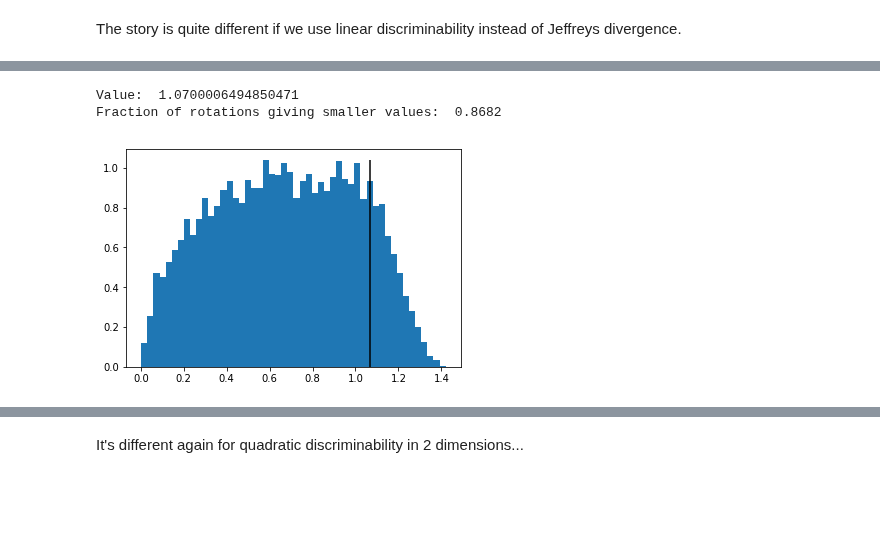
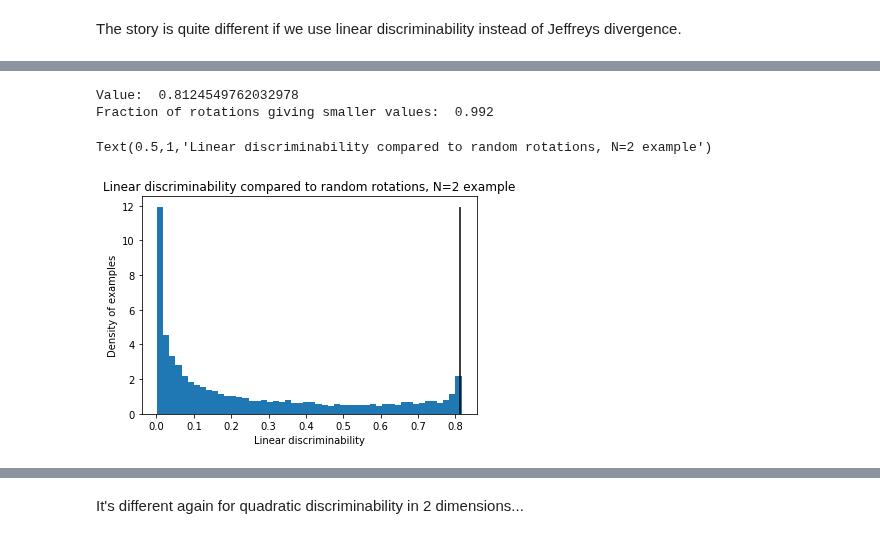
Before and after one commit to BouchardLab/noise_correlations, a Jupyter notebook: notebooks/null_models.ipynb, the cells around one changed output, grey strips where cells are left out. Cells and saved outputs as stored; diff of their text form; code cells hidden in the pictures; blank space fills up the shorter version.

```diff
--- a/notebooks/null_models.ipynb
+++ b/notebooks/null_models.ipynb
@@ -128,6 +129,10 @@ Fraction of rotations giving smaller values:  0.9925
-# %%
-_ = null_models.rot_plot_data(x4d, y4d, measure = discriminability.linear_discriminability_data)
-# %% [output]
-Value:  1.0700006494850471
-Fraction of rotations giving smaller values:  0.8682
-[figure, removed]
+# %%
+lindis, frac, ax = null_models.rot_plot_data(x2d, y2d, measure = discriminability.linear_discriminability_data)
+ax.set_xlabel('Linear discriminability')
+ax.set_ylabel('Density of examples')
+ax.set_title('Linear discriminability compared to random rotations, N=2 example')
+# %% [output]
+Value:  0.8124549762032978
+Fraction of rotations giving smaller values:  0.992
+Text(0.5,1,'Linear discriminability compared to random rotations, N=2 example')
+[figure, added]
```
Also changed, not shown: parts of 17 cells of this notebook.
